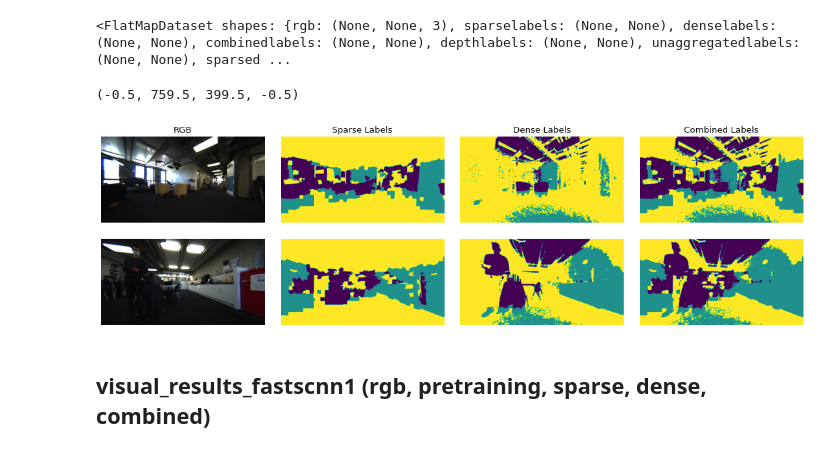
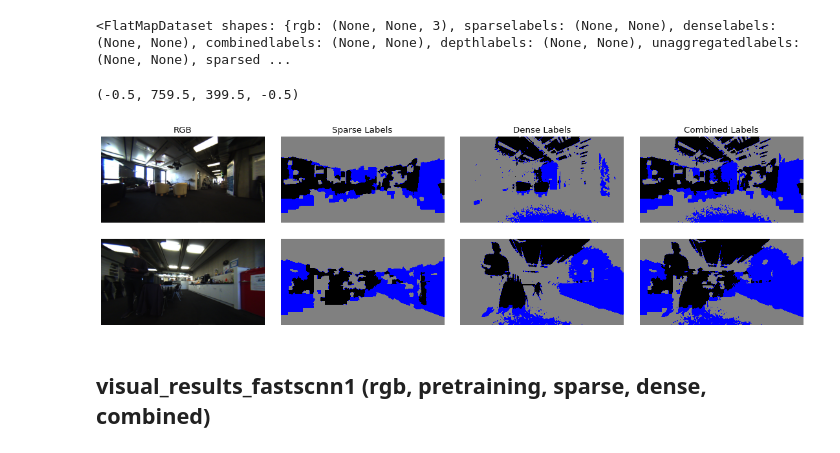
Before and after one commit to ethz-asl/background_foreground_segmentation, a Jupyter notebook: src/visualizations.ipynb, the cells around one changed output. Saved outputs shown, nothing was run; the diff lists cells and outputs as text; code cells hidden in the pictures.

```diff
--- a/src/visualizations.ipynb
+++ b/src/visualizations.ipynb
@@ -25,7 +24,10 @@ Segmentation Models: using `tf.keras` framework.
 # Load mask
 mask = plt.imread(MASKPATH)
 ax = plt.subplot()
-ax.imshow(mask)
+# foreground, background, unknown
+cmap3 = colors.ListedColormap(['black', 'blue', 'gray'])
+cmap2 = colors.ListedColormap(['black', 'blue'])
+ax.imshow(mask, cmap=cmap2)
 mask_filtered = np.nonzero(mask)
 test = mask[mask_filtered]
 # %% [output]
@@ -145,40 +153,40 @@ for i in range(60):
 for i in range(100):
     entry2 = next(samples_iter2)
 figure0 = plt.figure(figsize=(17.5, 5), dpi=80)
 plt.subplots_adjust(wspace=0.1, hspace=0.1)
 
 ax1 = plt.subplot(2,4,1)
 ax1.imshow(entry1['rgb'])
 ax1.set_title('RGB')
 plt.axis('off')
 ax1 = plt.subplot(2,4,2)
-ax1.imshow(entry1['sparselabels'])
+ax1.imshow(entry1['sparselabels'], cmap=cmap3)
 plt.axis('off')
 ax1.set_title('Sparse Labels')
 ax1 = plt.subplot(2,4,3)
-ax1.imshow(entry1['denselabels'])
+ax1.imshow(entry1['denselabels'], cmap=cmap3)
 plt.axis('off')
 ax1.set_title('Dense Labels')
 ax1 = plt.subplot(2,4,4)
-ax1.imshow(entry1['combinedlabels'])
+ax1.imshow(entry1['combinedlabels'], cmap=cmap3)
 plt.axis('off')
 ax1.set_title('Combined Labels')
 
 ax1 = plt.subplot(2,4,5)
 ax1.imshow(entry2['rgb'])
 plt.axis('off')
 ax1 = plt.subplot(2,4,6)
-ax1.imshow(entry2['sparselabels'])
+ax1.imshow(entry2['sparselabels'], cmap=cmap3)
 plt.axis('off')
 ax1 = plt.subplot(2,4,7)
-ax1.imshow(entry2['denselabels'])
+ax1.imshow(entry2['denselabels'], cmap=cmap3)
 plt.axis('off')
 ax1 = plt.subplot(2,4,8)
-ax1.imshow(entry2['combinedlabels'])
+ax1.imshow(entry2['combinedlabels'], cmap=cmap3)
 plt.axis('off')
 # %% [output]
 (-0.5, 759.5, 399.5, -0.5)
-[figure, old version]
+[figure, new version]
 # %% [markdown]
 ## visual_results_fastscnn1 (rgb, pretraining, sparse, dense, combined)
 # %%
```
Also changed, not shown: parts of 11 cells of this notebook, 1 other file.
